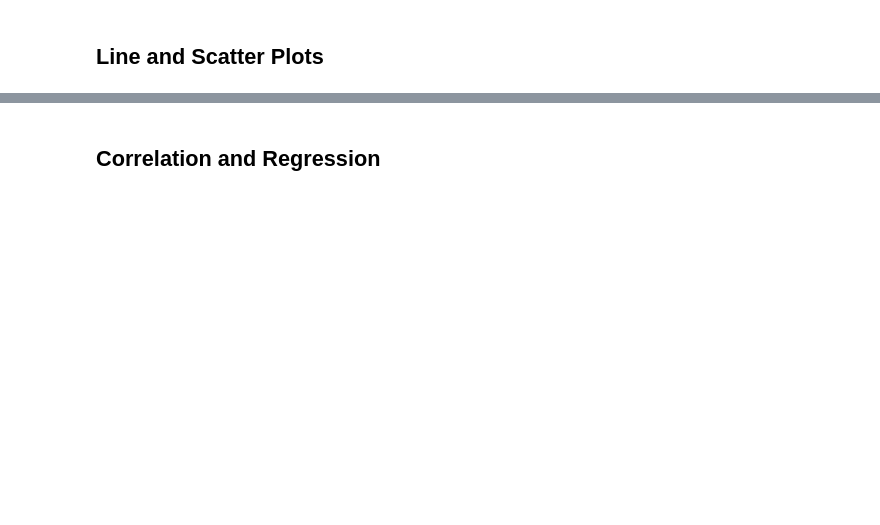
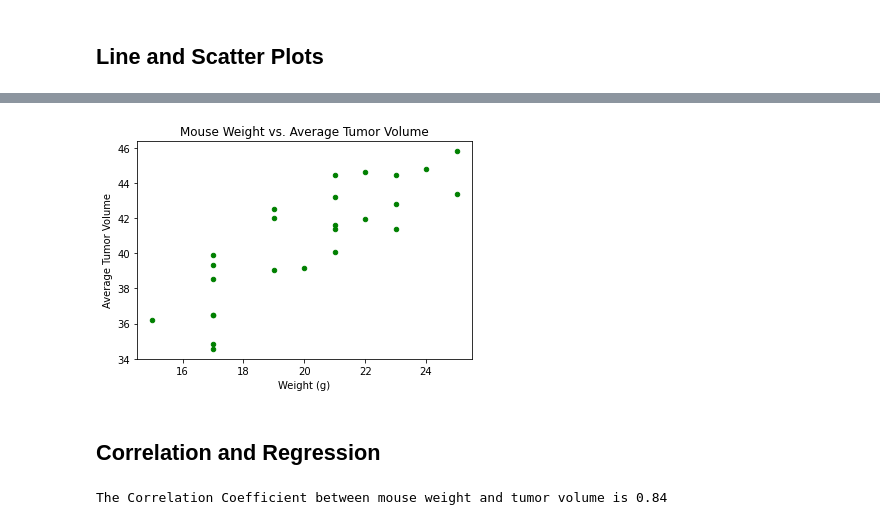
Before and after one commit to todd-tuchek/matplotlib-challenge, a Jupyter notebook: Pymaceuticals/pymaceuticals_starter.ipynb, the cells around one changed output, grey strips where cells are left out. Saved outputs shown, nothing was run; the diff lists cells and outputs as text; code cells hidden in the pictures; blank space fills up the shorter version.

```diff
--- a/Pymaceuticals/pymaceuticals_starter.ipynb
+++ b/Pymaceuticals/pymaceuticals_starter.ipynb
@@ -261,0 +332,7 @@ plt.ylabel("");
+# %%
+#Get average tumor volume for each mouse under Capomulin regimen..put into DataFrame
+average_tumor_volume = pd.DataFrame(df_mouse_weight.groupby(["Mouse ID", "Weight (g)"])["Tumor Volume (mm3)"].mean()).reset_index()
+
+#rename tumor volume (mm3) to Average Tumor Volume...rename(columns={"":""})...refer stack overflow
+average_tumor_volume = average_tumor_volume.rename(columns={"Tumor Volume (mm3)": "Average Tumor Volume"})
+average_tumor_volume.head()
@@ -262,5 +346,20 @@ plt.ylabel("");
+# %%
+#Create the Scatter plot of the above data
+average_tumor_volume.plot(kind="scatter", x="Weight (g)", y="Average Tumor Volume", figsize=(6,4), color="green", title="Mouse Weight vs. Average Tumor Volume")
+plt.show()
+# %% [output]
+[figure, added]
 # %% [markdown]
 ## Correlation and Regression
 # %%
 # Calculate the correlation coefficient and linear regression model
 # for mouse weight and average tumor volume for the Capomulin regimen
+mice_weight = average_tumor_volume.iloc[:,2]
+tumor_volume = average_tumor_volume.iloc[:,1]
+#compute Pearson correlation between the two
+correlation = st.pearsonr(mice_weight,tumor_volume)
+print(f'''
+The Correlation Coefficient between mouse weight and tumor volume is {round(correlation[0],2)}
+''')
+# %% [output]
+The Correlation Coefficient between mouse weight and tumor volume is 0.84
```
Also changed, not shown: parts of 13 cells of this notebook.
